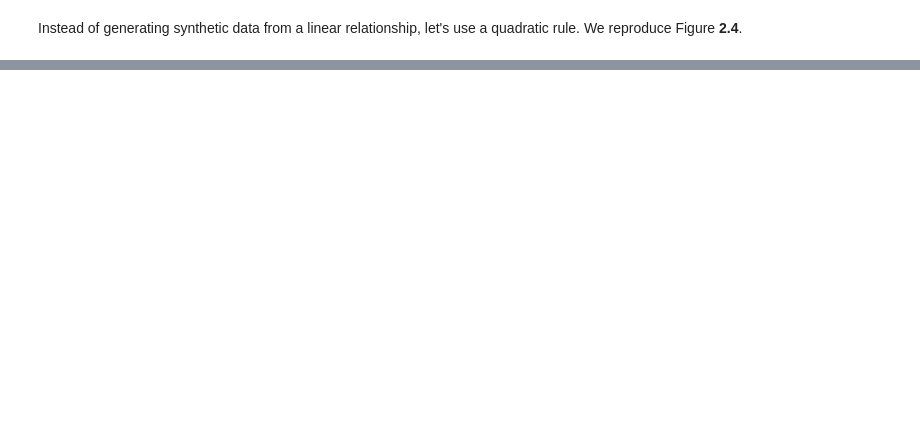
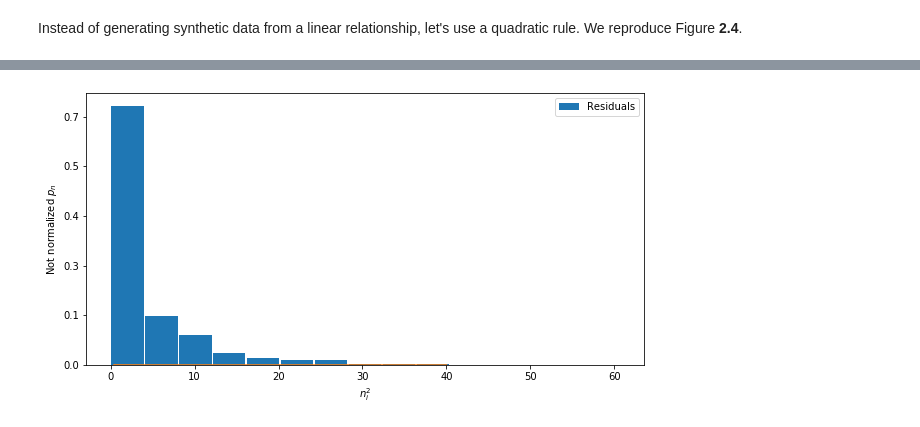
Before and after one commit to IvanaEscobar/sandbox, a Jupyter notebook: python/least_squares_tutorial.ipynb, the cells around one changed output, grey strips where cells are left out. Saved outputs shown, nothing was run; the diff lists cells and outputs as text; code cells hidden in the pictures; blank space fills up the shorter version.

```diff
--- a/python/least_squares_tutorial.ipynb
+++ b/python/least_squares_tutorial.ipynb
@@ -98,0 +172,34 @@ We see that fitting with a linear rule does not give a good representation of ou
+# %%
+mu, var = 0, 9
+
+for i in range(50):
+    if i == 0:
+        n,n_tilde = leastSquares_solver(mu,var)
+    else:
+        new,new_tilde = leastSquares_solver(mu,var)
+        n = np.append(n,new)
+        n_tilde = np.append(n_tilde,new_tilde)
+# %%
+from scipy import stats
+x=np.linspace(0,40,100)
+df=1
+# %%
+plt.figure(figsize=(10,5))
+nn, bins, patches = plt.hist(n_tilde**2, 15, label='Residuals', rwidth=0.95)
+plt.plot(x, stats.chi2.pdf(x,df))
+
+# Change y axis to normalized
+import matplotlib.ticker as mtick
+def div_length(x, *args):
+    x = float(x)/1500
+    return "{:.1f}".format(x)
+# Apply to the major ticks of the y-axis the function that you defined.
+ax = plt.gca()
+ax.yaxis.set_major_formatter(mtick.FuncFormatter(div_length))
+
+plt.legend()
+plt.xlabel("$n_i^2$")
+plt.ylabel("Not normalized $p_n$")
+plt.show()
+# %% [output]
+[figure, added]
```
Also changed, not shown: parts of 16 cells of this notebook.
